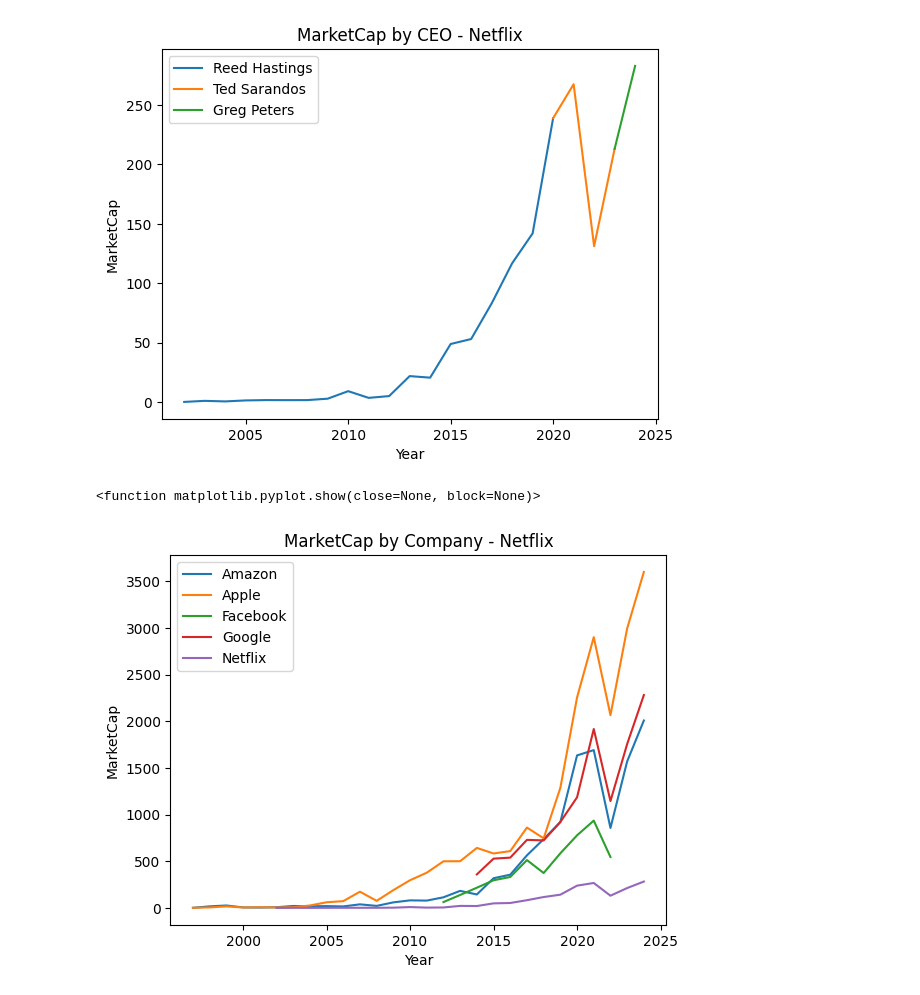
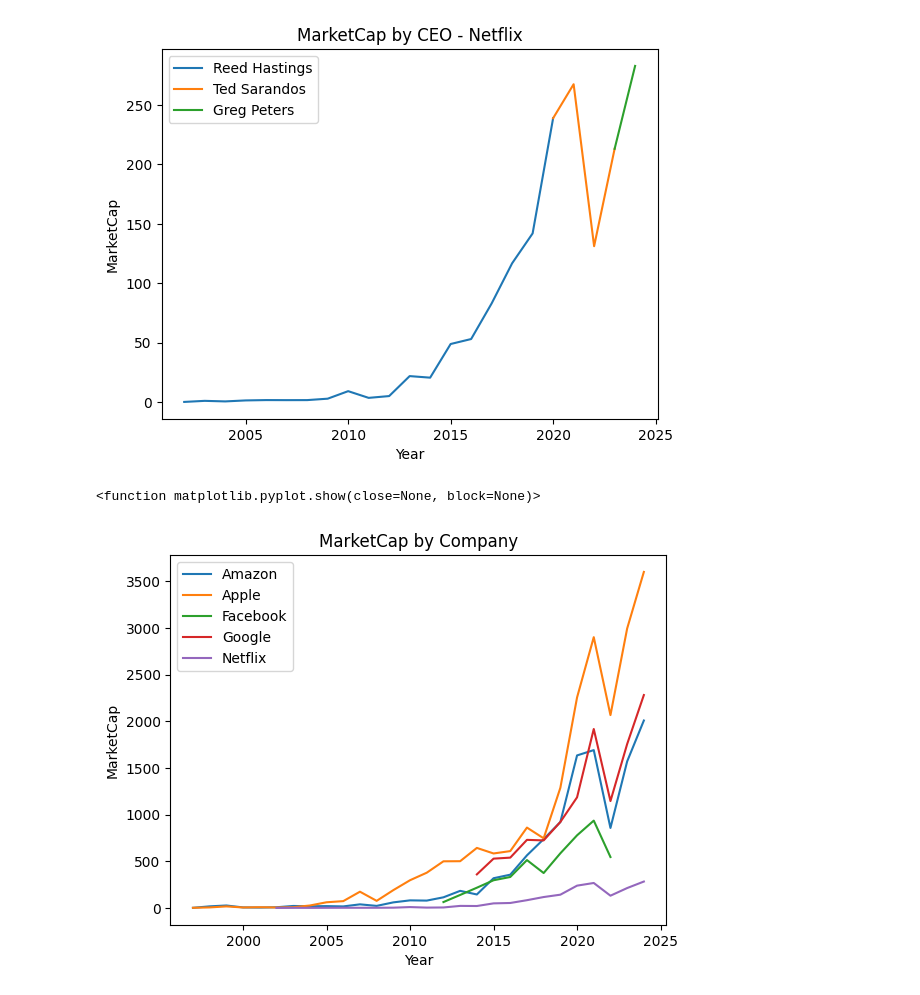
Before and after one commit to gmnzor/03_Data_Engineering_Project, a Jupyter notebook: Visualizer.ipynb, the cells around one changed output. Cells and saved outputs as stored; diff of their text form; code cells hidden in the pictures.

Commit message:
corrected Visualizer code, tidied up resources folder

```diff
--- a/Visualizer.ipynb
+++ b/Visualizer.ipynb
@@ -103,27 +103,29 @@ for company in CompanyList:
 # %%
 # Change in Market Cap by Company
 
 data_to_load = Path(f"Resources/Queried/MCbyCEO.csv")
 
 data_df = pd.read_csv(data_to_load)
 
 data_df
 
 
 CompanyList = data_df.CompanyName.unique()
 company_dict =dict()
 fig, ax = plt.subplots()
 
 for company in CompanyList:
 
     #create dictionary of dataframes, each one holding one ceo's tenure
     company_dict[company] = data_df[(data_df.CompanyName == company)]
     ax.plot("Year", "MarketCap(Billions)", data =company_dict[company], label = company )
 
-    ax.set(xlabel="Year", ylabel="MarketCap", title= f"MarketCap by Company - {company}")
+
+
+ax.set(xlabel="Year", ylabel="MarketCap", title= f"MarketCap by Company")
 
 ax.legend()
 plt.show
 # %% [output]
 <function matplotlib.pyplot.show(close=None, block=None)>
-[figure, old version]
+[figure, new version]
```
Also changed, not shown: parts of 1 cell of this notebook.
